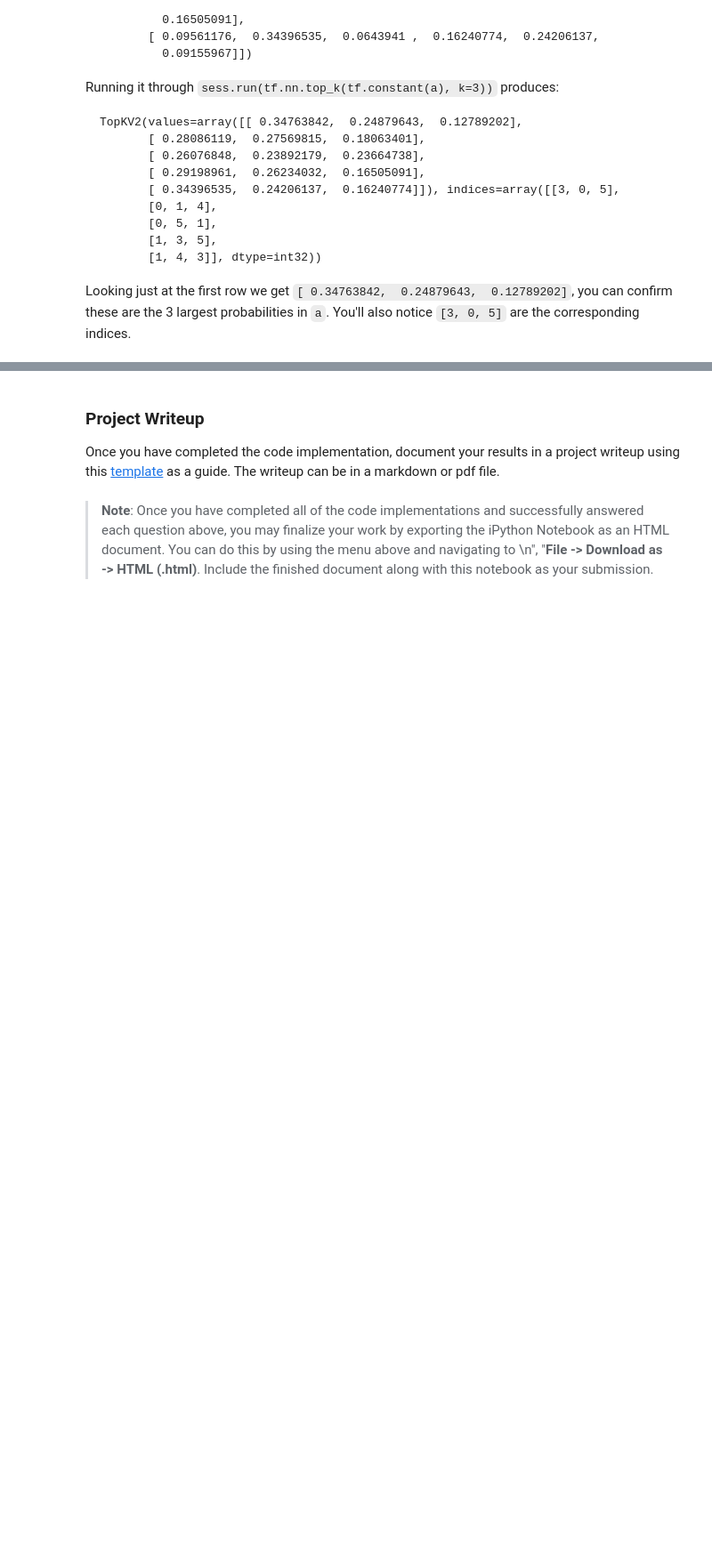
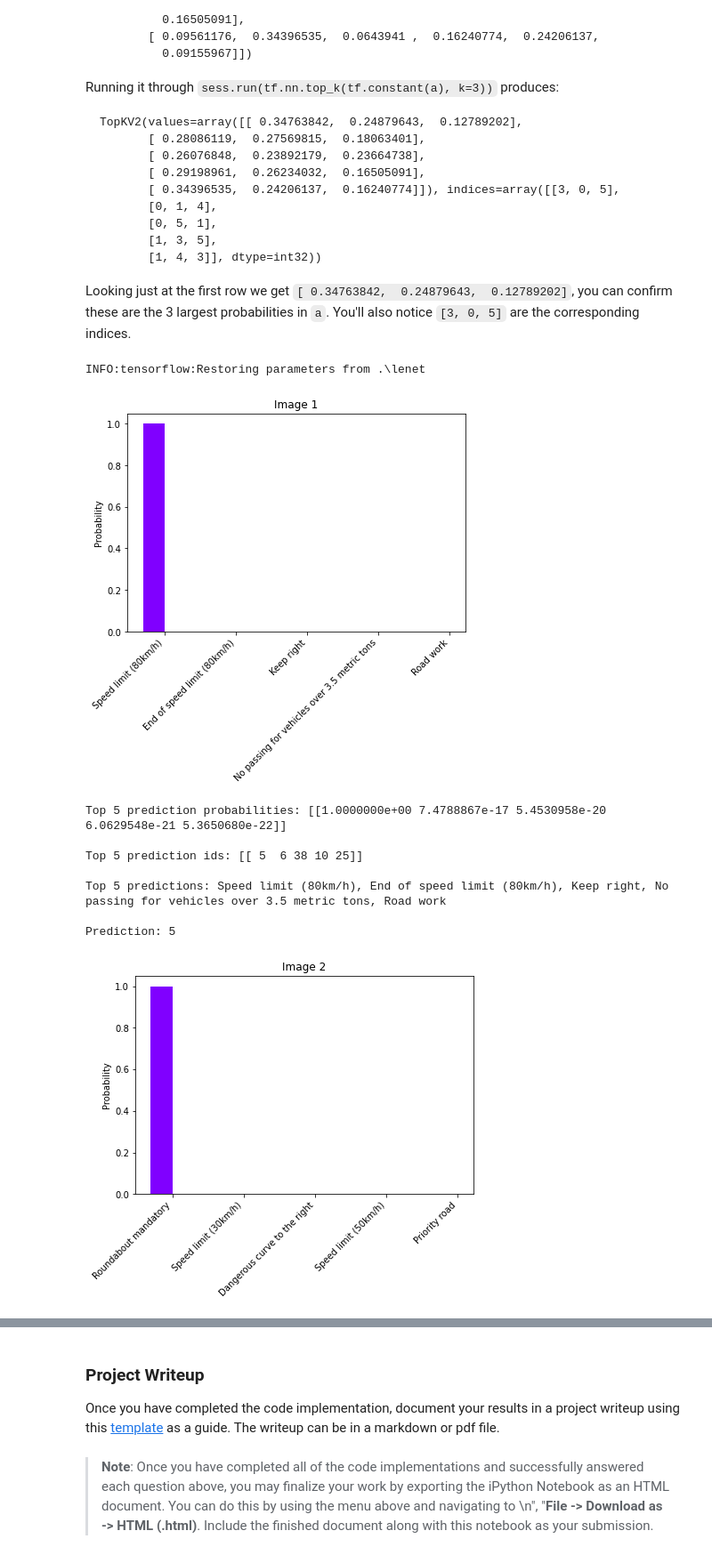
Before and after one commit to ruyi-tsai/CarND-Traffic-Sign-Classifier-Project, a Jupyter notebook: Traffic_Sign_Classifier.ipynb, the cells around one changed output, grey strips where cells are left out. Shown at 89% size. Saved outputs shown, nothing was run; the diff lists cells and outputs as text; code cells hidden in the pictures; blank space fills up the shorter version.

```diff
--- a/Traffic_Sign_Classifier.ipynb
+++ b/Traffic_Sign_Classifier.ipynb
@@ -482,17 +504,2 @@ print("New Images Test Accuracy = {:.1f}%".format(test_accuracy*100))
 # %% [markdown]
 ### Analyze Performance
-# %%
-### Calculate the accuracy for these 5 new images.
-### For example, if the model predicted 1 out of 5 signs correctly, it's 20% accurate on these new images.
-plt.figure(figsize=(15, 16))
-new_test_images_len=len(new_test_images)
-for i in range(new_test_images_len):
-    plt.subplot(new_test_images_len, 2, 2*i+1)
-    plt.imshow(new_test_images[i])
-    plt.title(signs[y_pred[i][0]])
-    plt.axis('off')
-    plt.subplot(new_test_images_len, 2, 2*i+2)
-    plt.barh(np.arange(1, 6, 1), y_prob[i, :])
-    labels = [signs[j] for j in y_pred[i]]
-    plt.yticks(np.arange(1, 6, 1), labels)
-plt.show()
@@ -541,0 +562,53 @@ Looking just at the first row we get `[ 0.34763842,  0.24879643,  0.12789202]`,
+# %%
+### Print out the top five softmax probabilities for the predictions on the German traffic sign images found on the web.
+### Feel free to use as many code cells as needed.
+
+import matplotlib.cm as cm
+
+predictions = []
+num_top_predictions = 5
+
+with tf.Session() as sess:
+    saver.restore(sess, tf.train.latest_checkpoint('.'))
+    for i in range(len(img_list)):
+        img = np.resize(img_list[i].astype(np.float32), (1,32,32,3))
+        img = normalizeImg(img)
+        predict_logits = sess.run(logits, feed_dict={x: img})
+        softmax_prob = sess.run(tf.nn.softmax(logits=predict_logits))
+        top5Predict = sess.run(tf.nn.top_k(tf.constant(softmax_prob), k=num_top_predictions))
+        top5PredictStr = ", ".join(sign_names['SignName'][idx] for idx in top5Predict.indices.flatten())
+
+        ind = np.arange(num_top_predictions)  # the x locations for the groups
+        width = 0.30       # the width of the bars
+
+        fig, ax = plt.subplots()
+        fig.bottom = 0.5
+        plt.tight_layout()
+
+        colors = cm.rainbow(np.linspace(0, 1, num_top_predictions))
+        ax.bar(ind, top5Predict.values.flatten() , width, color=colors)
+
+        # add some text for labels, title and axes ticks
+        ax.set_ylabel('Probability')
+        ax.set_title('Image %d'%int(i+1))
+        ax.set_xticks(ind + width / 2)
+        ax.set_xticklabels([sign_names['SignName'][idx] for idx in top5Predict.indices.flatten()], rotation=45, ha='right')
+
+        plt.show()
+
+        print ("Top 5 prediction probabilities: %s\n" %(top5Predict.values))
+        print ("Top 5 prediction ids: %s\n" %(top5Predict.indices))
+        print ("Top 5 predictions: %s\n" %(top5PredictStr))
+        predictions.append( np.argmax(predict_logits))
+        print ("Prediction: %s \n" %(predictions[-1]))
+# %% [output]
+INFO:tensorflow:Restoring parameters from .\lenet
+[figure, added]
+Top 5 prediction probabilities: [[1.0000000e+00 7.4788867e-17 5.4530958e-20 6.0629548e-21 5.3650680e-22]]
+
+Top 5 prediction ids: [[ 5  6 38 10 25]]
+
+Top 5 predictions: Speed limit (80km/h), End of speed limit (80km/h), Keep right, No passing for vehicles over 3.5 metric tons, Road work
+
+Prediction: 5
+[figure, added]
```
Also changed, not shown: parts of 8 cells of this notebook, 12 other files.
